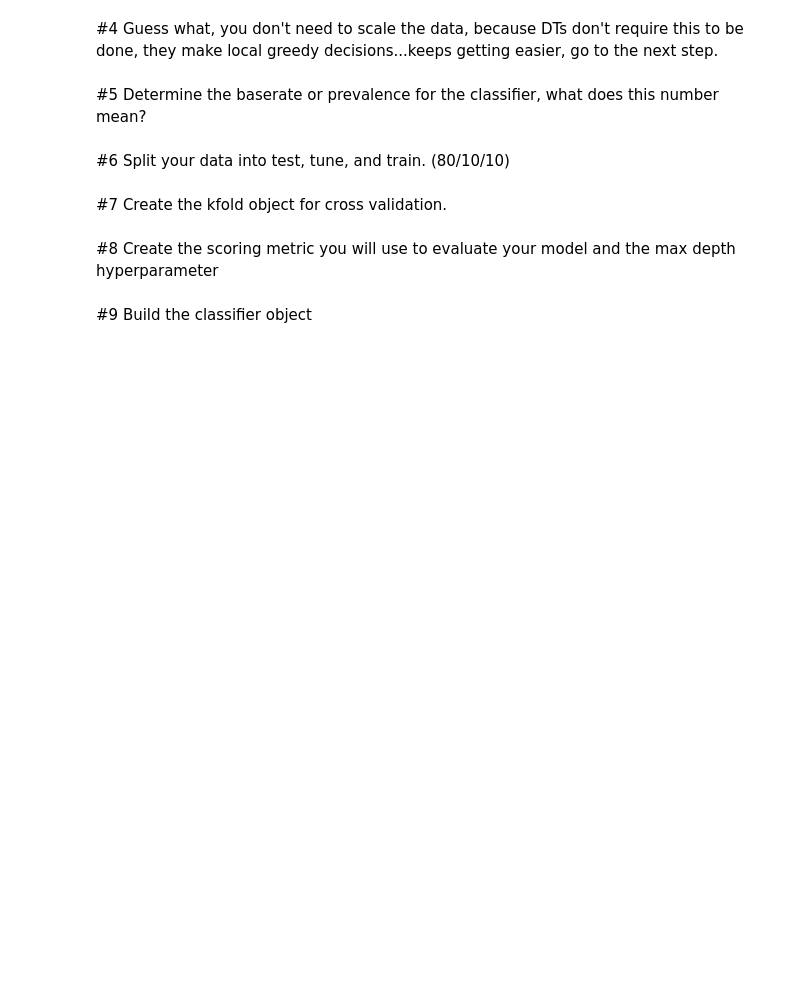
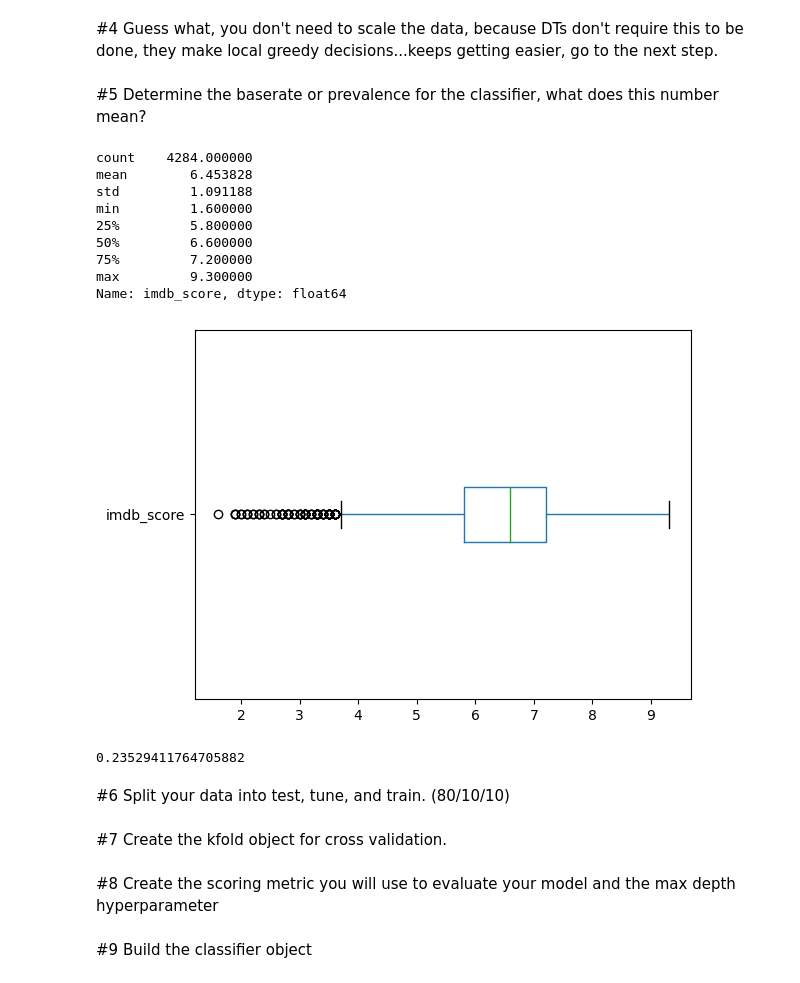
Before and after one commit to lnap24/DS-3001, a Jupyter notebook: 08_DT_Class/DT_Class_Lab.ipynb, the cells around one changed output. Drawn from its saved outputs; the diff is of its cells as text; code cells hidden in the pictures; blank space fills up the shorter version.

```diff
--- a/08_DT_Class/DT_Class_Lab.ipynb
+++ b/08_DT_Class/DT_Class_Lab.ipynb
@@ -100,3 +111,24 @@ sns.displot(
 #4 Guess what, you don't need to scale the data, because DTs don't require this to be done, they make local greedy decisions...keeps getting easier, go to the next step.
 # %% [markdown]
 #5 Determine the baserate or prevalence for the classifier, what does this number mean?
+# %%
+movie_metadata.boxplot(column= 'imdb_score', vert= False, grid=False)
+movie_metadata.imdb_score.describe()
+# %% [output]
+count    4284.000000
+mean        6.453828
+std         1.091188
+min         1.600000
+25%         5.800000
+50%         6.600000
+75%         7.200000
+max         9.300000
+Name: imdb_score, dtype: float64
+[figure, added]
+# %%
+movie_metadata['imdb_score_f'] = pd.cut(movie_metadata.imdb_score, bins = [-10,7.2,10], labels =[0,1])
+movie_metadata.drop(['imdb_score'], axis=1, inplace=True)
+prevalence = movie_metadata.imdb_score_f.value_counts()[1]/len(movie_metadata.imdb_score_f)
+prevalence
+# %% [output]
+0.23529411764705882
```
Also changed, not shown: parts of 22 cells of this notebook, 2 other files.
